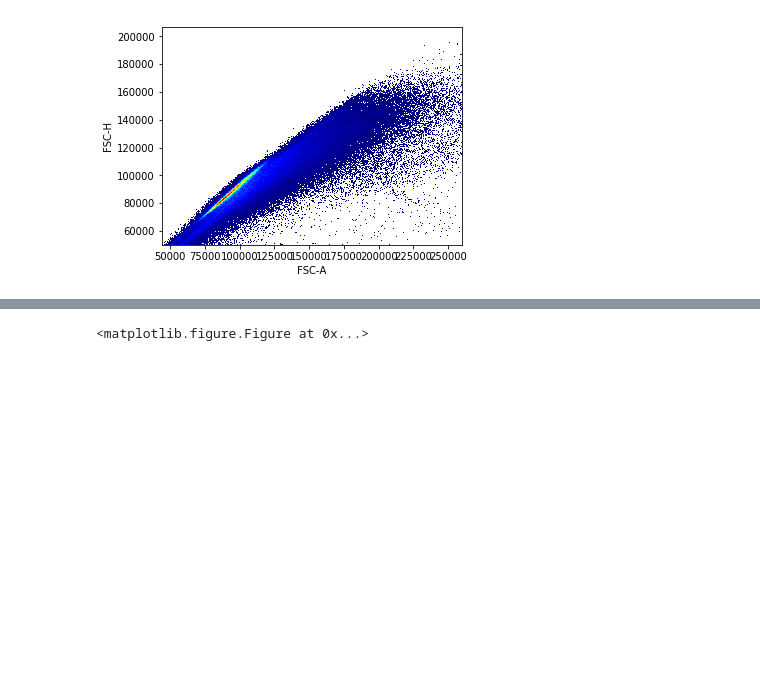
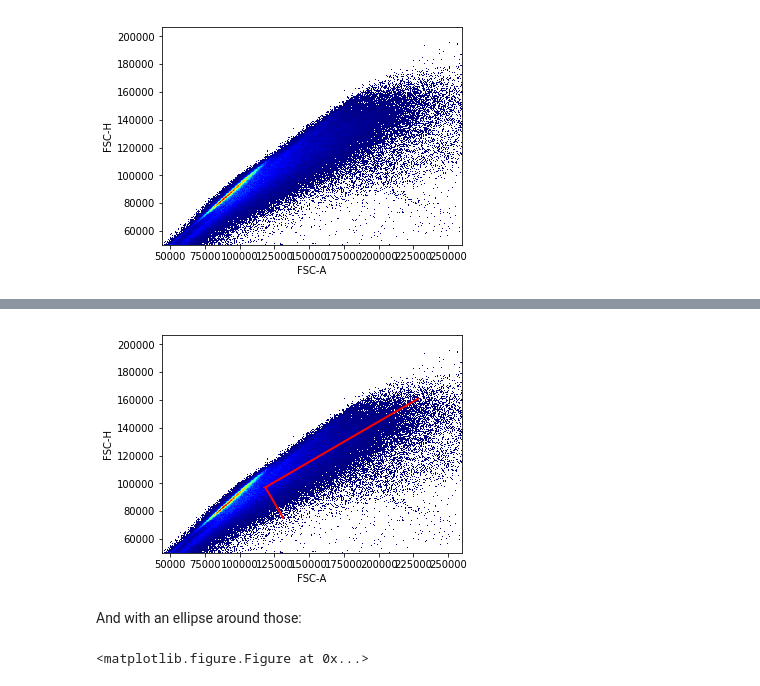
Before and after one commit to LudvigEk/aligater, a Jupyter notebook: pyAliGater_testing.ipynb, the cells around one changed output, grey strips where cells are left out. Saved outputs shown, nothing was run; the diff lists cells and outputs as text; code cells hidden in the pictures; blank space fills up the shorter version.

```diff
--- a/pyAliGater_testing.ipynb
+++ b/pyAliGater_testing.ipynb
@@ -29,2 +41,3 @@ fig, ax = ag.plotHeatmap(fcsDF,"FSC-A", "FSC-H", vI=no_clutter)
 # %%
-barycenter, eigen1, eigen2 = ag.getPCs(fcsDF, "FSC-A", "FSC-H", no_clutter)
+barycenter, eigen1, eigen2 = ag.getPCs(fcsDF, "FSC-A", "FSC-H", vI=no_clutter)
+barycenter
@@ -50,3 +56,10 @@ singlets = ag.gateEllipsoid(fcsDF, "FSC-A", "FSC-H",xCenter=barycenter[0],yCente
+# %%
+ag.addLine(fig, ax, barycenter, PC1)
+ag.addLine(fig, ax, barycenter, PC2)
+# %% [output]
+[figure, added]
+# %% [markdown]
+And with an ellipse around those:
 # %%
 ag.plotHeatmap(fcsDF, "FSC-A", "FSC-H", singlets)
 # %% [output]
```
Also changed, not shown: parts of 27 cells of this notebook, 4 other files.
